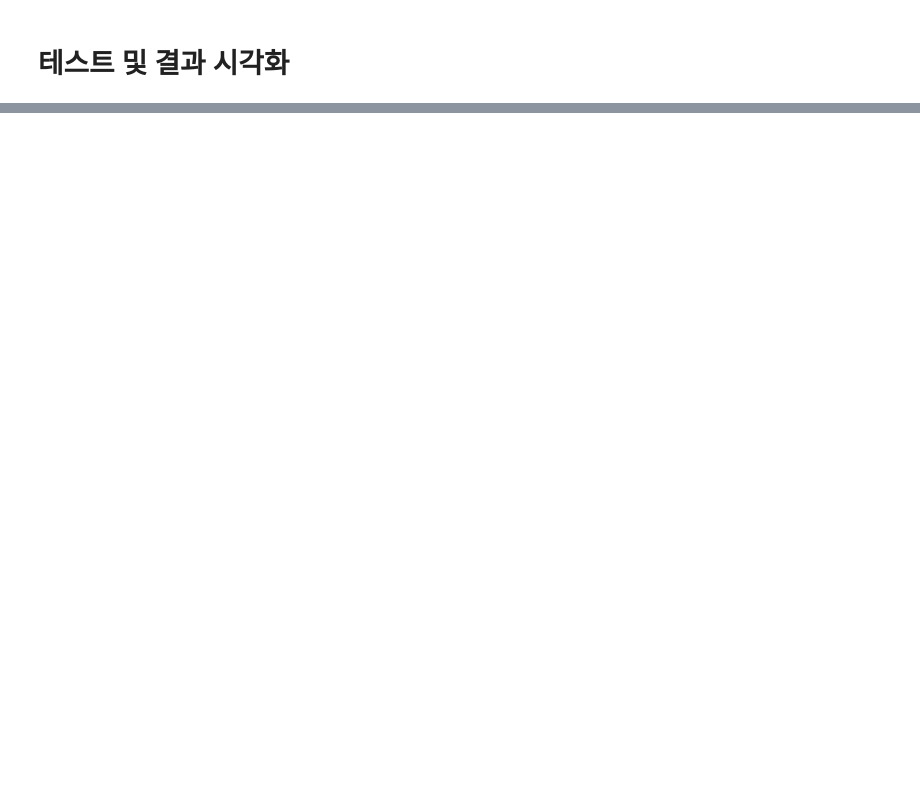
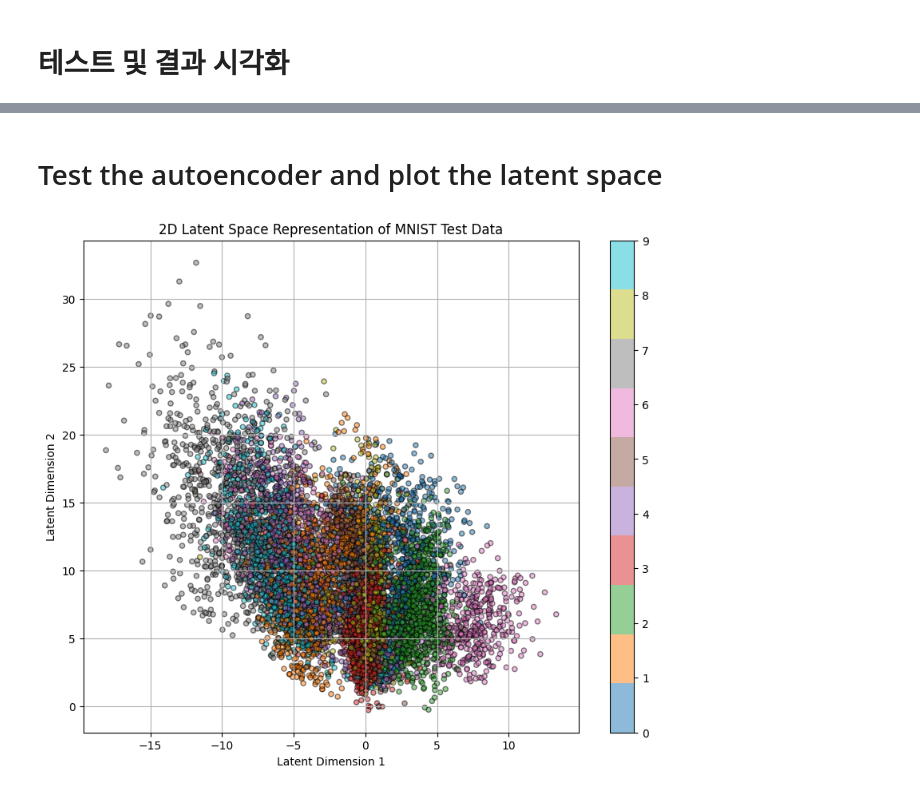
Before and after one commit to GWANGHYUNYU/autoencoder, a Jupyter notebook: autoencoder_mnist.ipynb, the cells around one changed output, grey strips where cells are left out. Drawn from its saved outputs; the diff is of its cells as text; code cells hidden in the pictures; blank space fills up the shorter version.

```diff
--- a/autoencoder_mnist.ipynb
+++ b/autoencoder_mnist.ipynb
@@ -134,0 +171,30 @@ plt.savefig(os.path.join(folder_path, 'autoencoder_results.png'))
+# %% [markdown]
+# Test the autoencoder and plot the latent space
+# %%
+model.eval()
+all_encoded = []
+all_labels = []
+
+with torch.no_grad():
+    for data in test_loader:
+        inputs, labels = data
+        inputs = inputs.view(-1, 784).to(device)  # Move inputs to the same device as the model
+        encoded, _ = model(inputs)
+        all_encoded.append(encoded.cpu())
+        all_labels.append(labels.cpu())
+
+# Concatenate all the encoded outputs and labels
+all_encoded = torch.cat(all_encoded)
+all_labels = torch.cat(all_labels)
+
+# Plot the 2D latent space with clearer distinctions between clusters
+plt.figure(figsize=(10, 8))
+scatter = plt.scatter(all_encoded[:, 0], all_encoded[:, 1], c=all_labels, cmap='tab10', alpha=0.5, edgecolors='k', s=20)
+plt.colorbar(scatter, ticks=range(10))
+plt.xlabel('Latent Dimension 1')
+plt.ylabel('Latent Dimension 2')
+plt.title('2D Latent Space Representation of MNIST Test Data')
+plt.grid(True)
+plt.show()
+# %% [output]
+[figure, added]
```
Also changed, not shown: parts of 7 cells of this notebook.
